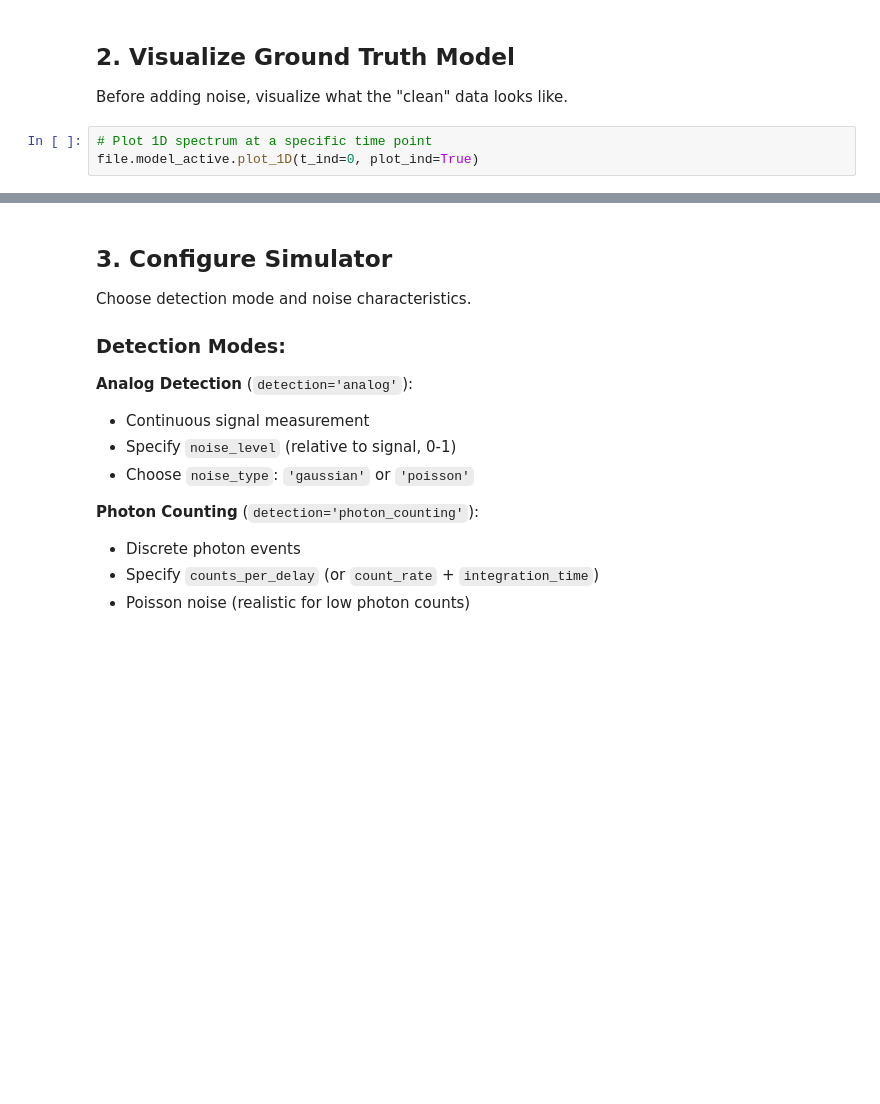
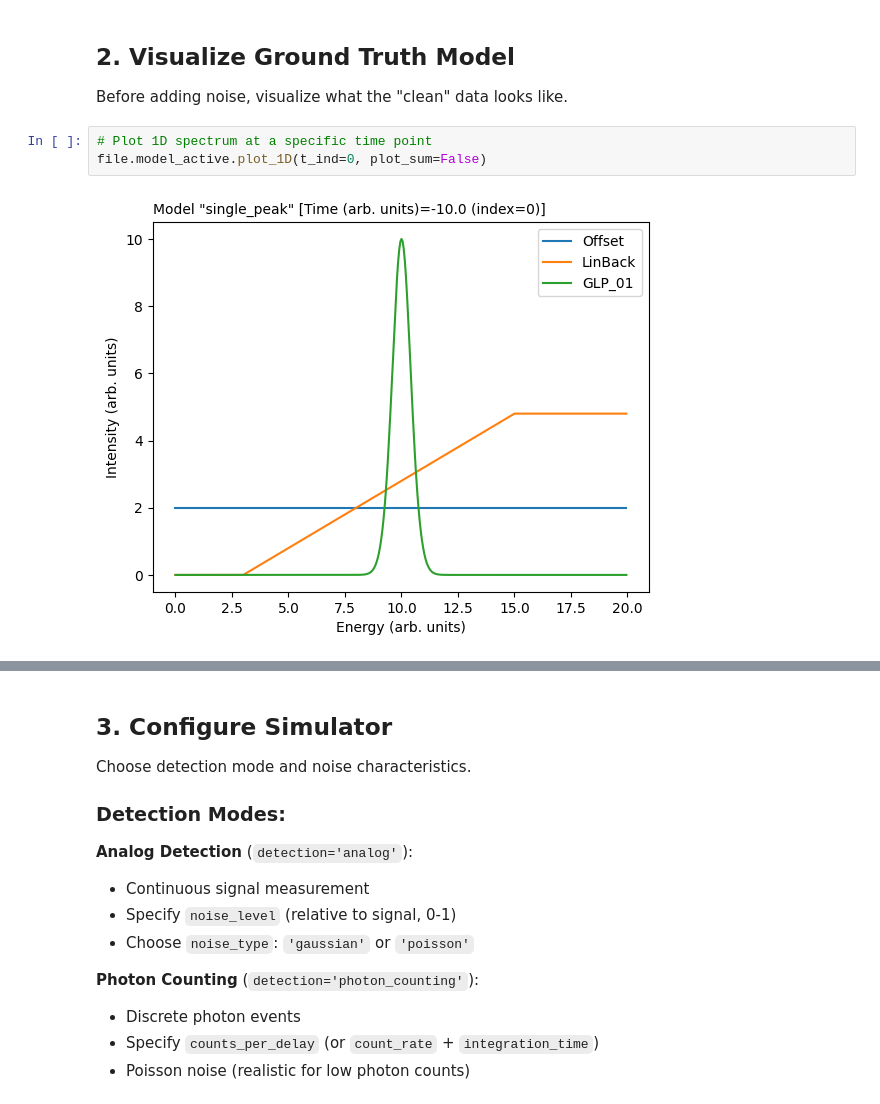
Before and after one commit to InfinityMonkeyAtWork/time-resolved-spectroscopy-fit, a Jupyter notebook: examples/data_generation/simulator/example.ipynb, the cells around one changed output, grey strips where cells are left out. Cells and saved outputs as stored; diff of their text form; blank space fills up the shorter version.

```diff
--- a/examples/data_generation/simulator/example.ipynb
+++ b/examples/data_generation/simulator/example.ipynb
@@ -54,7 +95,9 @@ file.describe_model()
 Before adding noise, visualize what the "clean" data looks like.
 # %%
 # Plot 1D spectrum at a specific time point
-file.model_active.plot_1D(t_ind=0, plot_ind=True)
+file.model_active.plot_1D(t_ind=0, plot_sum=False)
+# %% [output]
+[figure, added]
 # %%
 # Generate and plot full 2D dataset
 file.model_active.create_value2D()
```
Also changed, not shown: parts of 9 cells of this notebook, 6 other files.
